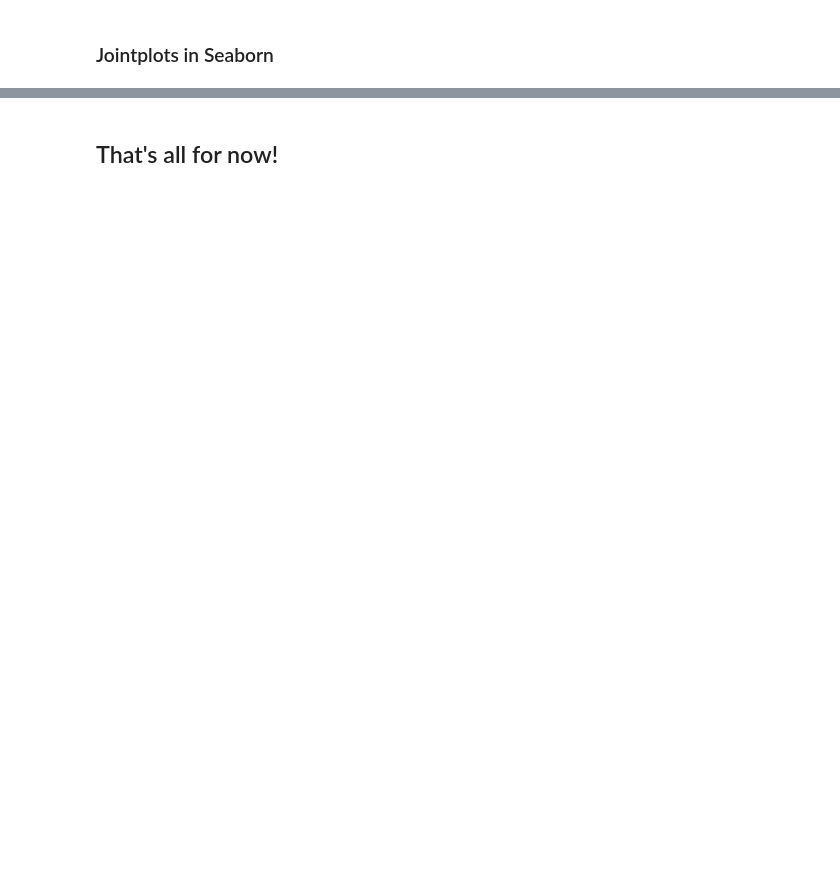
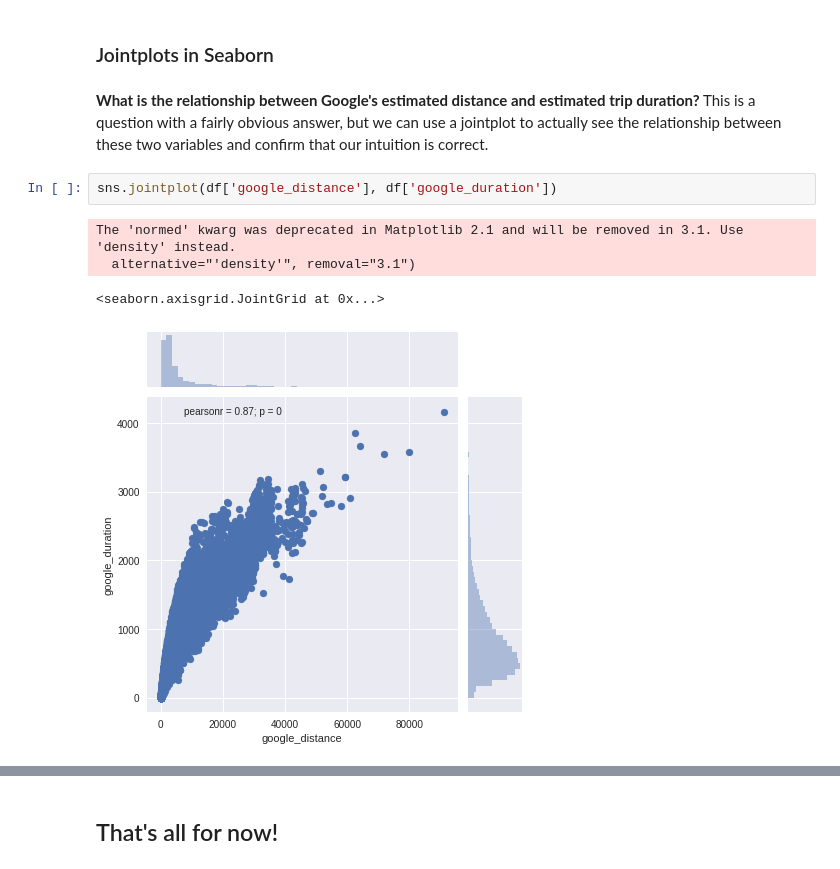
Before and after one commit to aisutd/Workshop1Spring19, a Jupyter notebook: AIS Workshop 1.ipynb, the cells around one changed output, grey strips where cells are left out. Drawn from its saved outputs; the diff is of its cells as text; blank space fills up the shorter version.

```diff
--- a/AIS Workshop 1.ipynb
+++ b/AIS Workshop 1.ipynb
@@ -688,2 +746,12 @@ The 'normed' kwarg was deprecated in Matplotlib 2.1 and will be removed in 3.1.
 # %% [markdown]
 ### Jointplots in Seaborn
+# %% [markdown]
+**What is the relationship between Google's estimated distance and estimated trip duration?**
+This is a question with a fairly obvious answer, but we can use a jointplot to actually see the relationship between these two variables and confirm that our intuition is correct.
+# %%
+sns.jointplot(df['google_distance'], df['google_duration'])
+# %% [output]
+The 'normed' kwarg was deprecated in Matplotlib 2.1 and will be removed in 3.1. Use 'density' instead.
+  alternative="'density'", removal="3.1")
+<seaborn.axisgrid.JointGrid at 0x...>
+[figure, added]
```
Also changed, not shown: parts of 34 cells of this notebook.
